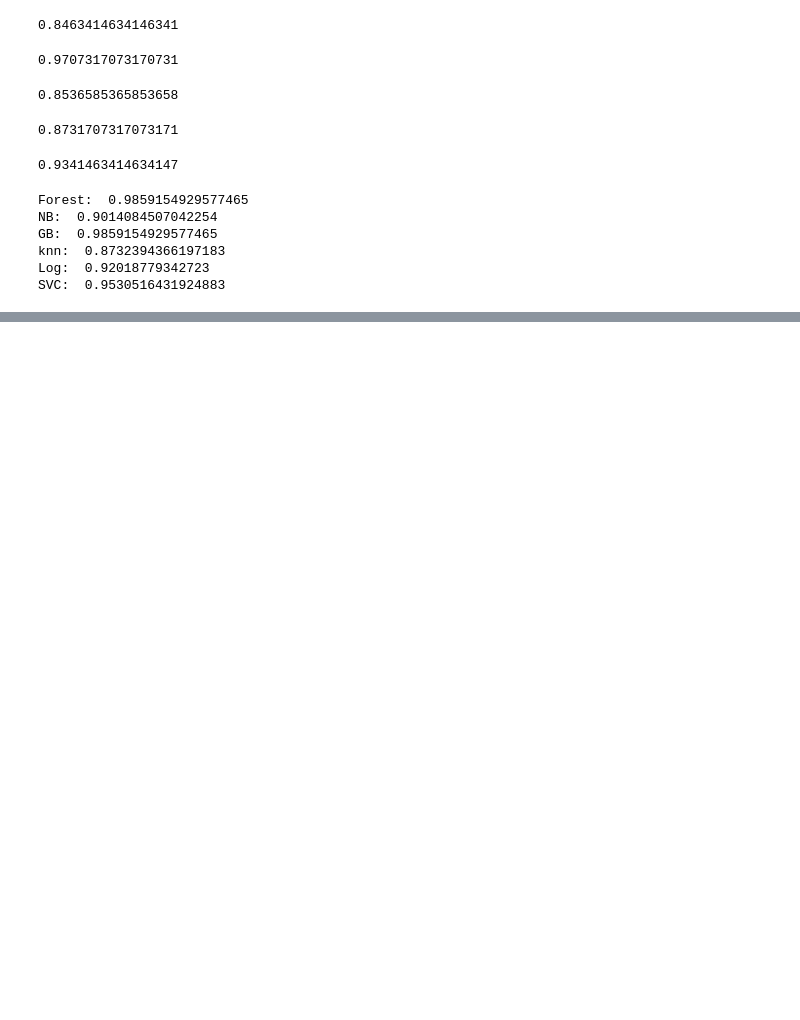
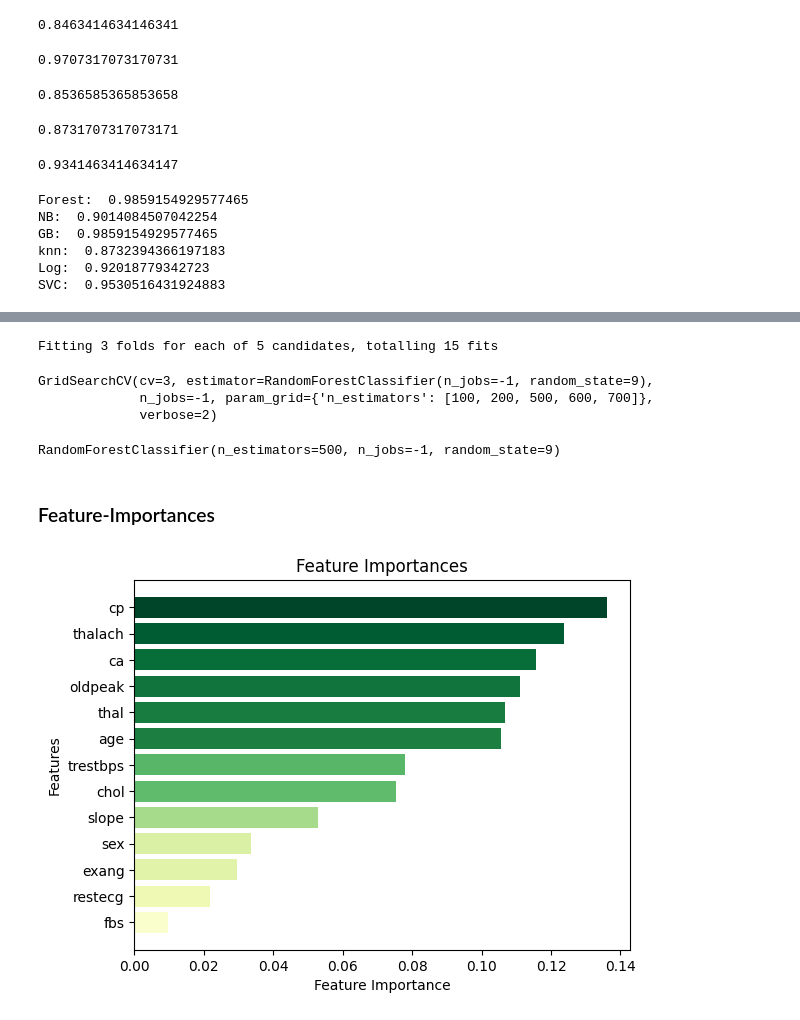
Before and after one commit to Bipin-Kalakheti/HeartSight, a Jupyter notebook: heart.ipynb, the cells around one changed output, grey strips where cells are left out. Cells and saved outputs as stored; diff of their text form; code cells hidden in the pictures; blank space fills up the shorter version.

```diff
--- a/heart.ipynb
+++ b/heart.ipynb
@@ -129,0 +150,47 @@ SVC:  0.9530516431924883
+# %%
+from sklearn.model_selection import GridSearchCV
+
+param_grid = {
+    'n_estimators': [100, 200, 500, 600, 700],
+    # 'max_depth': [None, 10, 20, 30],
+    # 'min_samples_split': [2, 5, 10],
+    # 'min_samples_leaf': [1, 2, 4],
+    # 'max_features': ['sqrt', 'log2', None]
+}
+
+forest = RandomForestClassifier(n_jobs=-1, random_state=9)
+
+grid_search = GridSearchCV(forest, param_grid, cv=3, n_jobs=-1, verbose=2)
+# %%
+grid_search.fit(X_train, y_train)
+# %% [output]
+Fitting 3 folds for each of 5 candidates, totalling 15 fits
+GridSearchCV(cv=3, estimator=RandomForestClassifier(n_jobs=-1, random_state=9),
+             n_jobs=-1, param_grid={'n_estimators': [100, 200, 500, 600, 700]},
+             verbose=2)
+# %%
+best_forest = grid_search.best_estimator_
+best_forest
+# %% [output]
+RandomForestClassifier(n_estimators=500, n_jobs=-1, random_state=9)
+# %% [markdown]
+### Feature-Importances
+# %%
+import numpy as np
+
+feature_importances = best_forest.feature_importances_
+features = best_forest.feature_names_in_
+
+sorted_idx = np.argsort(feature_importances)
+sorted_features = features[sorted_idx]
+sorted_importances = feature_importances[sorted_idx]
+
+colors = plt.cm.YlGn(sorted_importances/ max(sorted_importances))
+
+plt.barh(sorted_features, sorted_importances, color=colors)
+plt.xlabel('Feature Importance')
+plt.ylabel('Features')
+plt.title('Feature Importances')
+plt.show()
+# %% [output]
+[figure, added]
```
Also changed, not shown: parts of 4 cells of this notebook.
